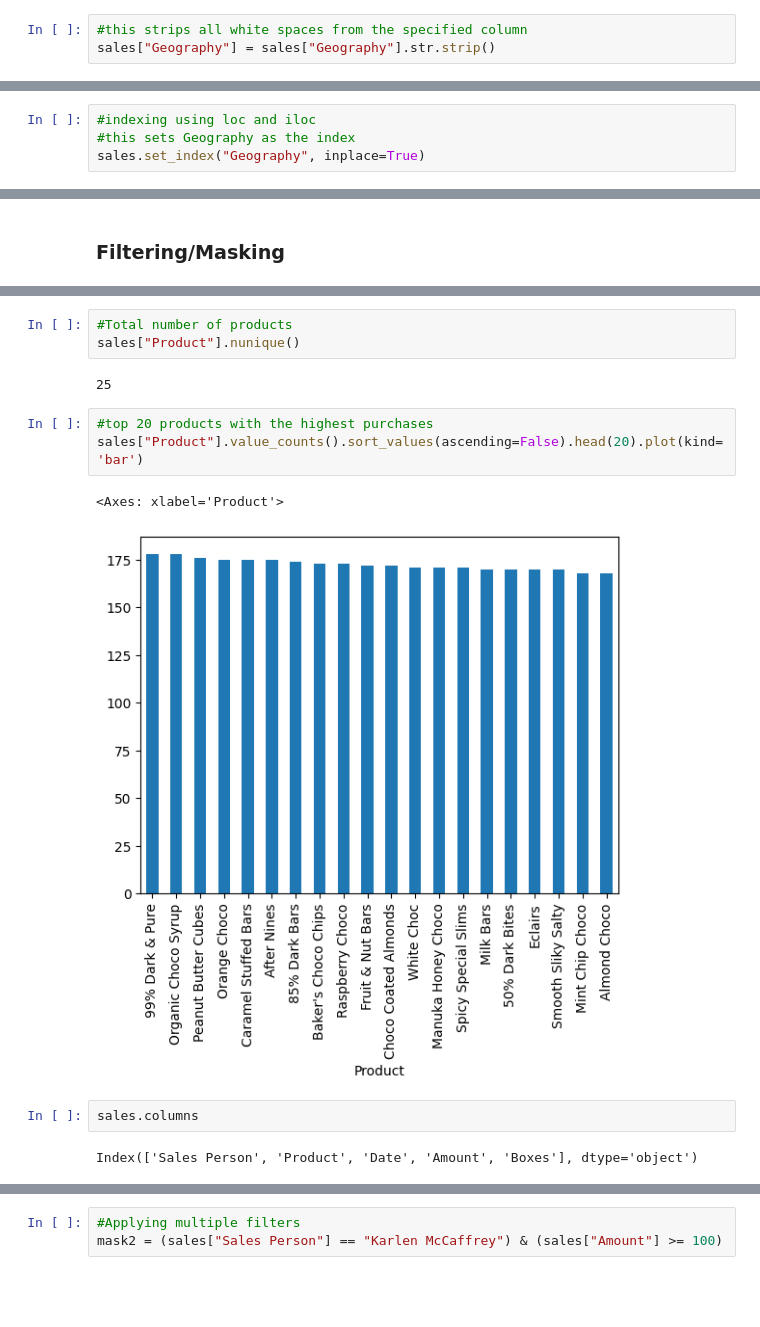
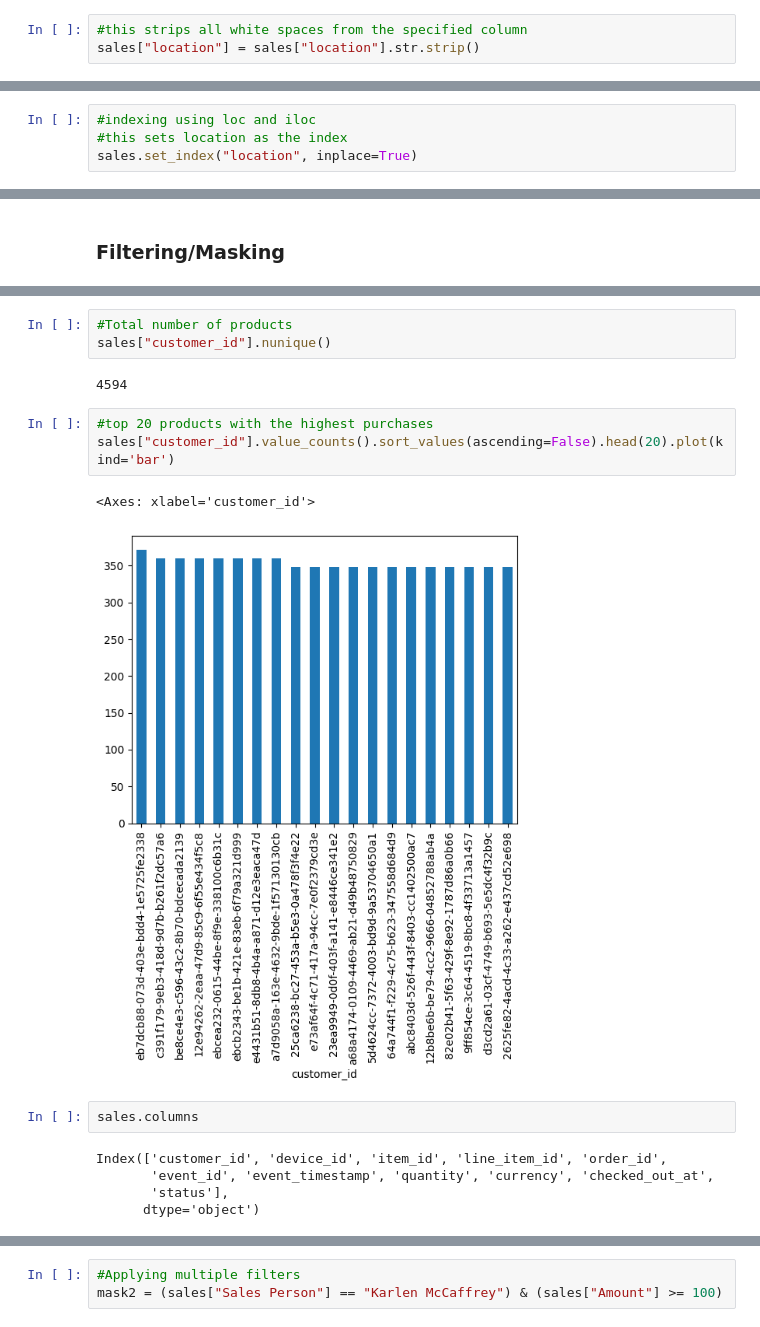
Before and after one commit to KudoroEsther/Files-Data_Analysis-, a Jupyter notebook: Task15/Task_15_Pandas_101.ipynb, the cells around one changed output, grey strips where cells are left out. Drawn from its saved outputs; the diff is of its cells as text; blank space fills up the shorter version.

```diff
--- a/Task15/Task_15_Pandas_101.ipynb
+++ b/Task15/Task_15_Pandas_101.ipynb
@@ -154,6 +157,6 @@ Index(['Sales Person', 'Geography', 'Product', 'Date', 'Amount', 'Boxes'], dtype
 # %%
 #this strips all white spaces from the specified column
-sales["Geography"] = sales["Geography"].str.strip()
+sales["location"] = sales["location"].str.strip()
 # %%
 #this prints out all of the rows and columns with index number 1 to 3
 sales.iloc[0:-1, 1:4]
@@ -174,7 +177,7 @@ sales.iloc[0:-1, 1:4]
 # %%
 #indexing using loc and iloc
-#this sets Geography as the index
-sales.set_index("Geography", inplace=True)
+#this sets location as the index
+sales.set_index("location", inplace=True)
 # %%
 sales.head(3)
 # %% [output]
@@ -294,16 +310,19 @@ sales[sales["Sales Person"] == "Barr Faughny"]
 # %%
 #Total number of products
-sales["Product"].nunique()
+sales["customer_id"].nunique()
 # %% [output]
-25
+4594
 # %%
 #top 20 products with the highest purchases
-sales["Product"].value_counts().sort_values(ascending=False).head(20).plot(kind='bar')
+sales["customer_id"].value_counts().sort_values(ascending=False).head(20).plot(kind='bar')
 # %% [output]
-<Axes: xlabel='Product'>
+<Axes: xlabel='customer_id'>
-[figure, old version]
+[figure, new version]
 # %%
 sales.columns
 # %% [output]
-Index(['Sales Person', 'Product', 'Date', 'Amount', 'Boxes'], dtype='object')
+Index(['customer_id', 'device_id', 'item_id', 'line_item_id', 'order_id',
+       'event_id', 'event_timestamp', 'quantity', 'currency', 'checked_out_at',
+       'status'],
+      dtype='object')
 # %%
```
Also changed, not shown: parts of 20 cells of this notebook.
